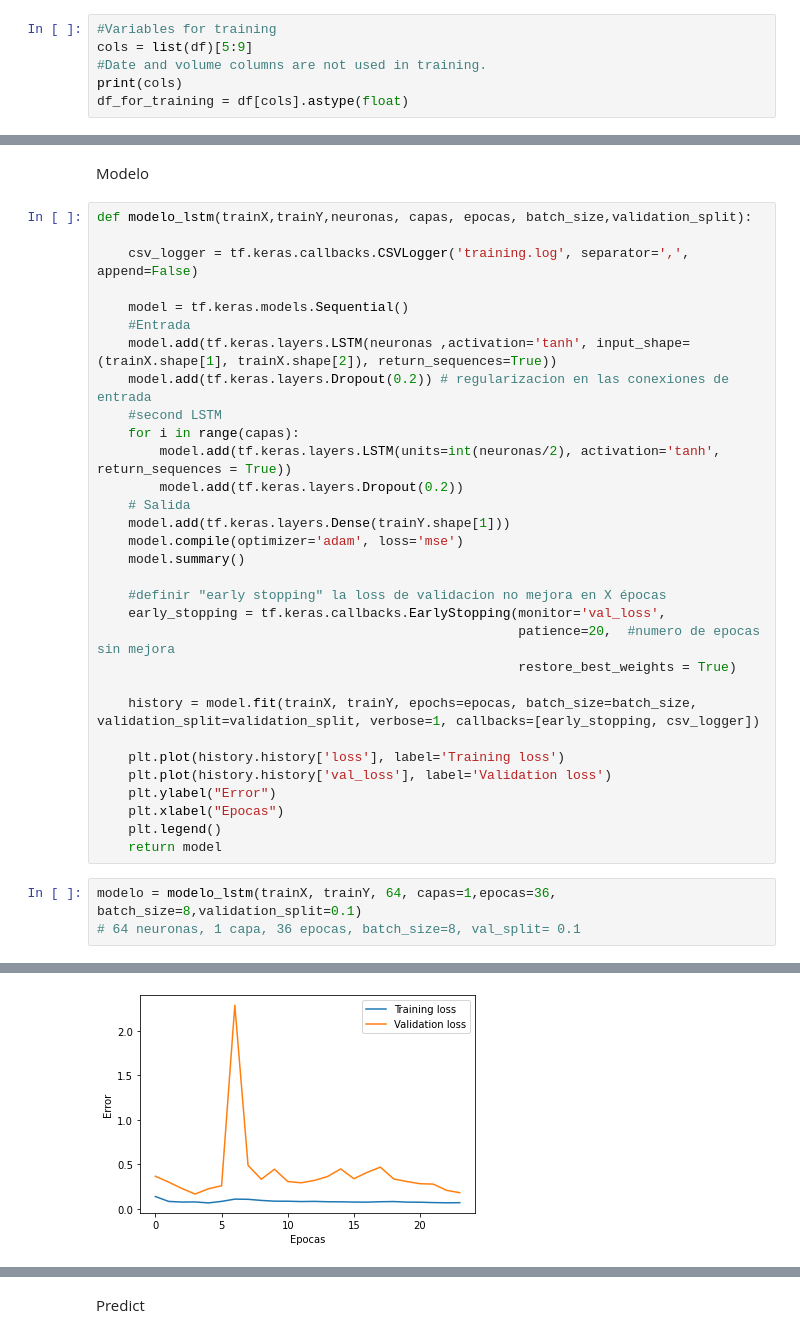
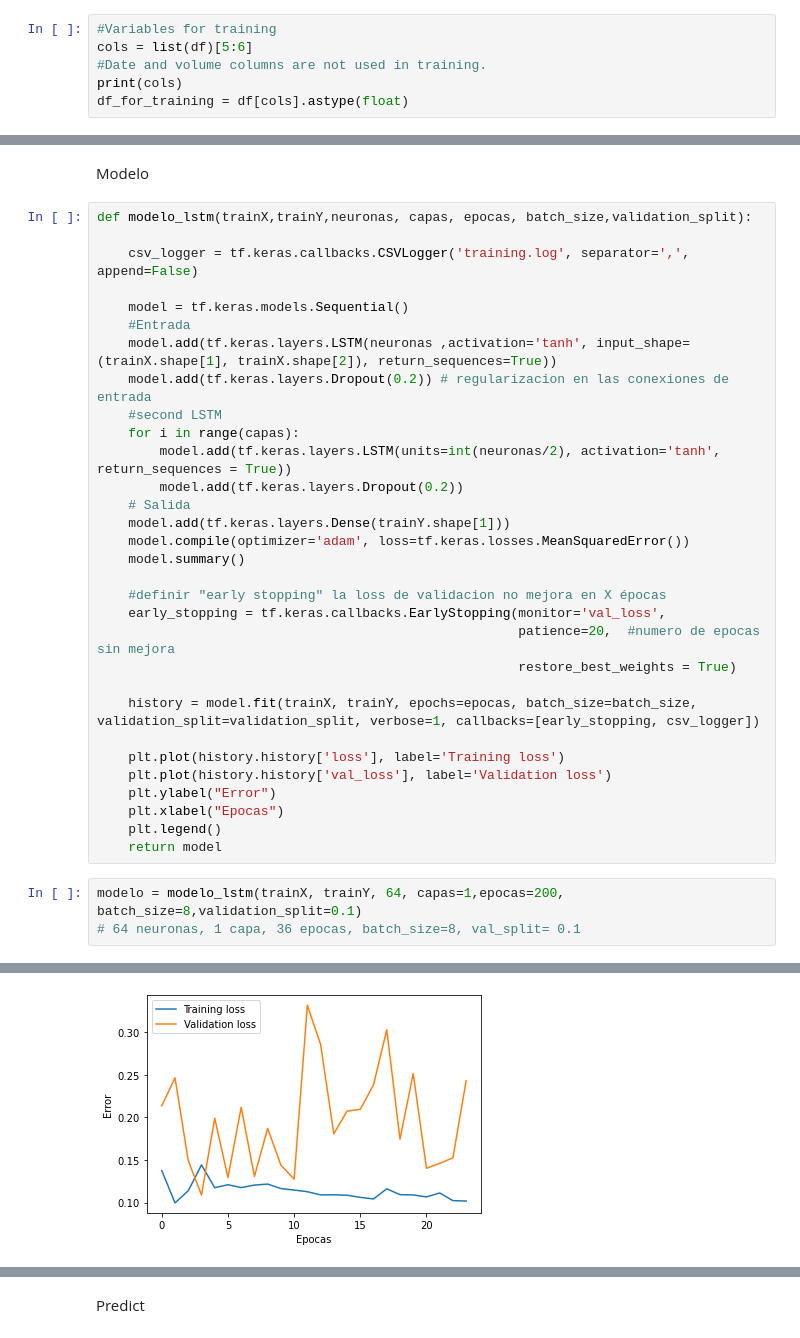
Before and after one commit to fabianigual/MDS--LSTM-stock-prices, a Jupyter notebook: rsc/LSTM-2.ipynb, the cells around one changed output, grey strips where cells are left out. Drawn from its saved outputs; the diff is of its cells as text.

Commit message:
lstm y export a binnario

```diff
--- a/rsc/LSTM-2.ipynb
+++ b/rsc/LSTM-2.ipynb
@@ -40,7 +40,7 @@ print(train_dates.tail(15)) #Check last few dates.
 Name: Date, dtype: datetime64[ns]
 # %%
 #Variables for training
-cols = list(df)[5:9]
+cols = list(df)[5:6]
 #Date and volume columns are not used in training.
 print(cols)
 df_for_training = df[cols].astype(float)
@@ -94,7 +94,7 @@ def modelo_lstm(trainX,trainY,neuronas, capas, epocas, batch_size,validation_spl
         model.add(tf.keras.layers.Dropout(0.2))
     # Salida
     model.add(tf.keras.layers.Dense(trainY.shape[1]))
-    model.compile(optimizer='adam', loss='mse')
+    model.compile(optimizer='adam', loss=tf.keras.losses.MeanSquaredError())
     model.summary()
 
     #definir "early stopping" la loss de validacion no mejora en X épocas
@@ -111,6 +111,6 @@ def modelo_lstm(trainX,trainY,neuronas, capas, epocas, batch_size,validation_spl
     plt.legend()
     return model
 # %%
-modelo = modelo_lstm(trainX, trainY, 64, capas=1,epocas=36, batch_size=8,validation_split=0.1)
+modelo = modelo_lstm(trainX, trainY, 64, capas=1,epocas=200, batch_size=8,validation_split=0.1)
 # 64 neuronas, 1 capa, 36 epocas, batch_size=8, val_split= 0.1
 # %% [output]
@@ -162,4 +162,4 @@ Epoch 24/36
-[figure, old version]
+[figure, new version]
 # %%
 neuronas = 64
 registro = pd.read_csv('training.log', sep=",")
```
Also changed, not shown: parts of 12 cells of this notebook, 36 other files.
